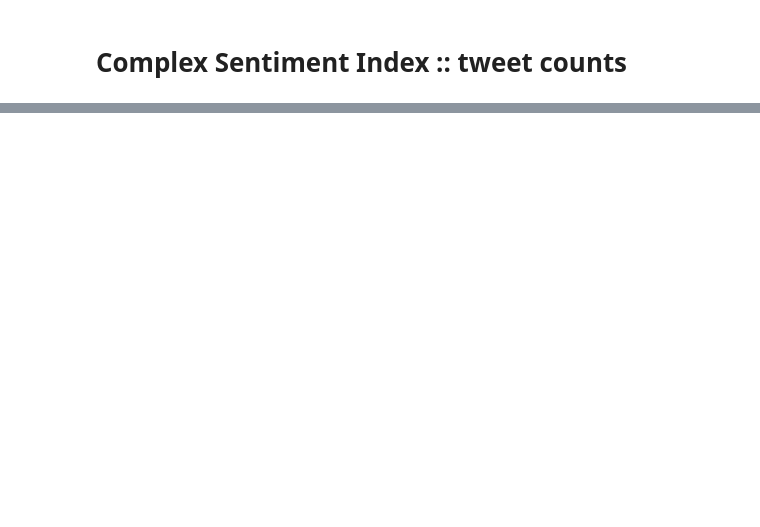
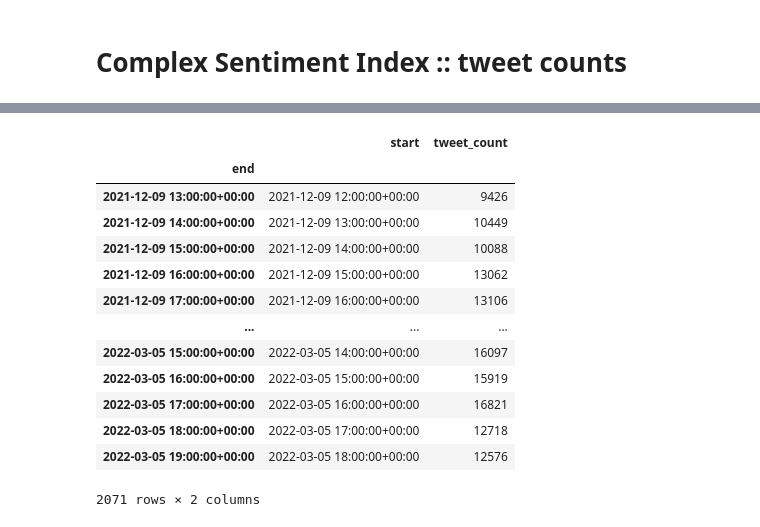
Before and after one commit to mommi84/hypeminer, a Jupyter notebook: notebooks/csi-tweet-counts.ipynb, the cells around one changed output, grey strips where cells are left out. Saved outputs shown, nothing was run; the diff lists cells and outputs as text; code cells hidden in the pictures; blank space fills up the shorter version.

```diff
--- a/notebooks/csi-tweet-counts.ipynb
+++ b/notebooks/csi-tweet-counts.ipynb
@@ -52,0 +117,20 @@ plt.show()
+# %%
+for coin, df in dfs.items():
+    df.to_csv(f"tweet-counts/joined-{coin}.csv")
+# %%
+df
+# %% [output]
+|  | start | tweet_count |
+| end |  |  |
+| 2021-12-09 13:00:00+00:00 | 2021-12-09 12:00:00+00:00 | 9426 |
+| 2021-12-09 14:00:00+00:00 | 2021-12-09 13:00:00+00:00 | 10449 |
+| 2021-12-09 15:00:00+00:00 | 2021-12-09 14:00:00+00:00 | 10088 |
+| 2021-12-09 16:00:00+00:00 | 2021-12-09 15:00:00+00:00 | 13062 |
+| 2021-12-09 17:00:00+00:00 | 2021-12-09 16:00:00+00:00 | 13106 |
+| ... | ... | ... |
+| 2022-03-05 15:00:00+00:00 | 2022-03-05 14:00:00+00:00 | 16097 |
+| 2022-03-05 16:00:00+00:00 | 2022-03-05 15:00:00+00:00 | 15919 |
+| 2022-03-05 17:00:00+00:00 | 2022-03-05 16:00:00+00:00 | 16821 |
+| 2022-03-05 18:00:00+00:00 | 2022-03-05 17:00:00+00:00 | 12718 |
+| 2022-03-05 19:00:00+00:00 | 2022-03-05 18:00:00+00:00 | 12576 |
+2071 rows × 2 columns
```
Also changed, not shown: parts of 4 cells of this notebook, 8 other files.
